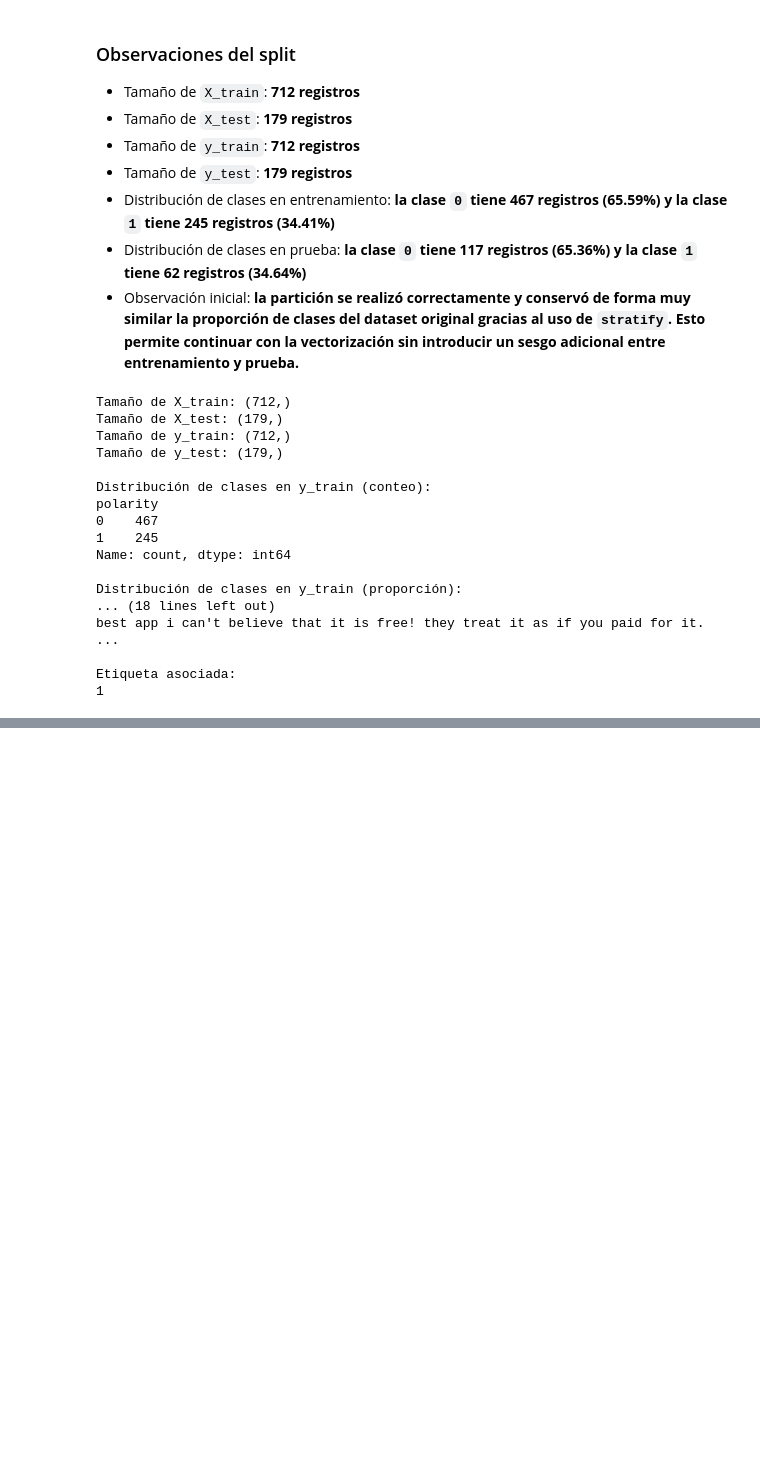
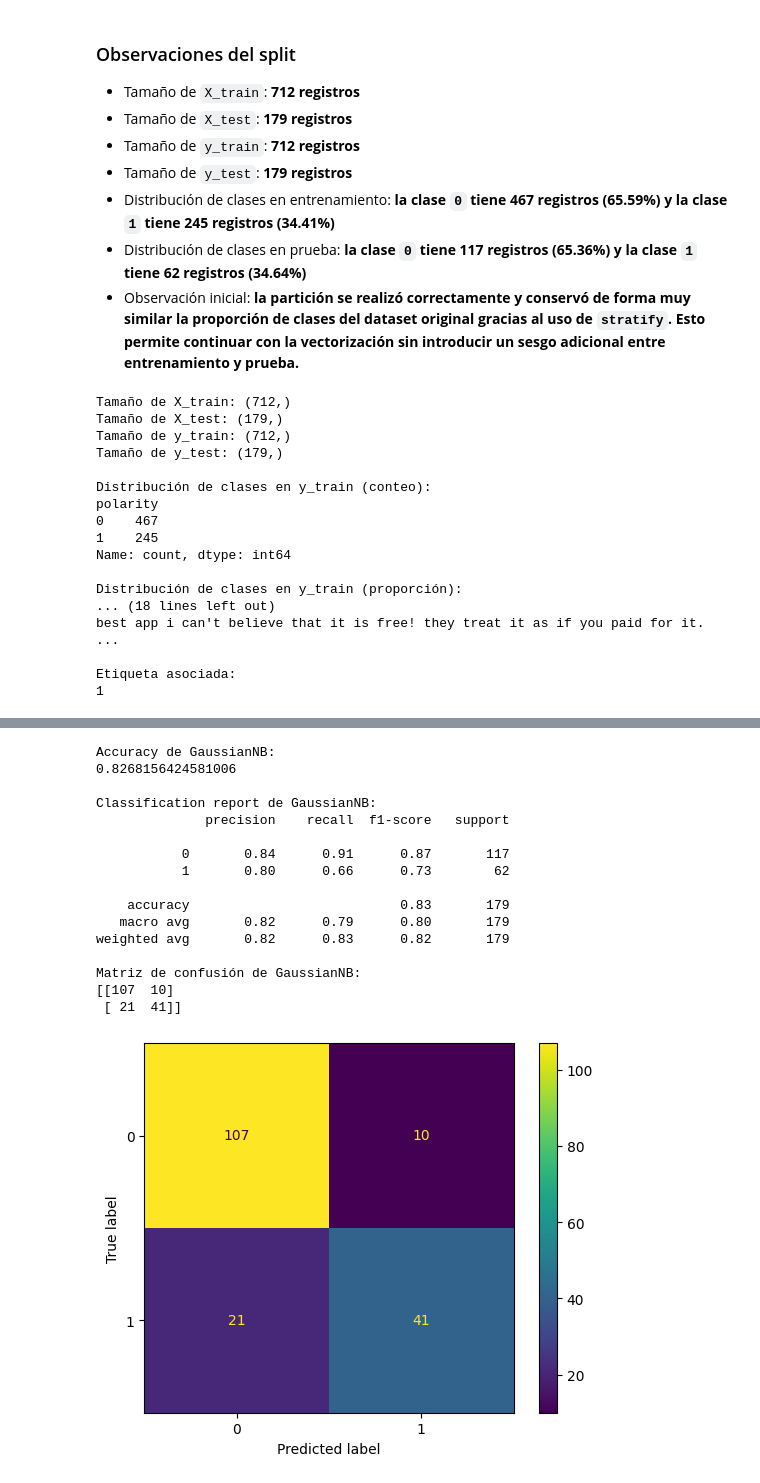
Before and after one commit to 4GeeksAcademy/gondelles-naive-bayes-google-play-reviews-project, a Jupyter notebook: src/explore.ipynb, the cells around one changed output, grey strips where cells are left out. Cells and saved outputs as stored; diff of their text form; code cells hidden in the pictures; blank space fills up the shorter version.

Commit message:
Naive Bayer Project

```diff
--- a/src/explore.ipynb
+++ b/src/explore.ipynb
@@ -335,0 +427,52 @@ Etiqueta asociada:
+# %%
+from sklearn.naive_bayes import GaussianNB
+from sklearn.metrics import accuracy_score, classification_report, confusion_matrix, ConfusionMatrixDisplay
+import matplotlib.pyplot as plt
+
+# Conversión de matrices dispersas a densas para GaussianNB
+X_train_dense = X_train_vec.toarray()
+X_test_dense = X_test_vec.toarray()
+
+# Entrenamiento del modelo
+gaussian_nb = GaussianNB()
+gaussian_nb.fit(X_train_dense, y_train)
+
+# Predicciones
+y_pred_gnb = gaussian_nb.predict(X_test_dense)
+
+# Métricas
+gnb_accuracy = accuracy_score(y_test, y_pred_gnb)
+gnb_report = classification_report(y_test, y_pred_gnb)
+gnb_cm = confusion_matrix(y_test, y_pred_gnb)
+
+print("Accuracy de GaussianNB:")
+print(gnb_accuracy)
+
+print("\nClassification report de GaussianNB:")
+print(gnb_report)
+
+print("Matriz de confusión de GaussianNB:")
+print(gnb_cm)
+
+# Visualización de matriz de confusión
+disp = ConfusionMatrixDisplay(confusion_matrix=gnb_cm)
+disp.plot()
+plt.show()
+# %% [output]
+Accuracy de GaussianNB:
+0.8268156424581006
+
+Classification report de GaussianNB:
+              precision    recall  f1-score   support
+
+           0       0.84      0.91      0.87       117
+           1       0.80      0.66      0.73        62
+
+    accuracy                           0.83       179
+   macro avg       0.82      0.79      0.80       179
+weighted avg       0.82      0.83      0.82       179
+
+Matriz de confusión de GaussianNB:
+[[107  10]
+ [ 21  41]]
+[figure, added]
```
Also changed, not shown: parts of 34 cells of this notebook, 2 other files.
